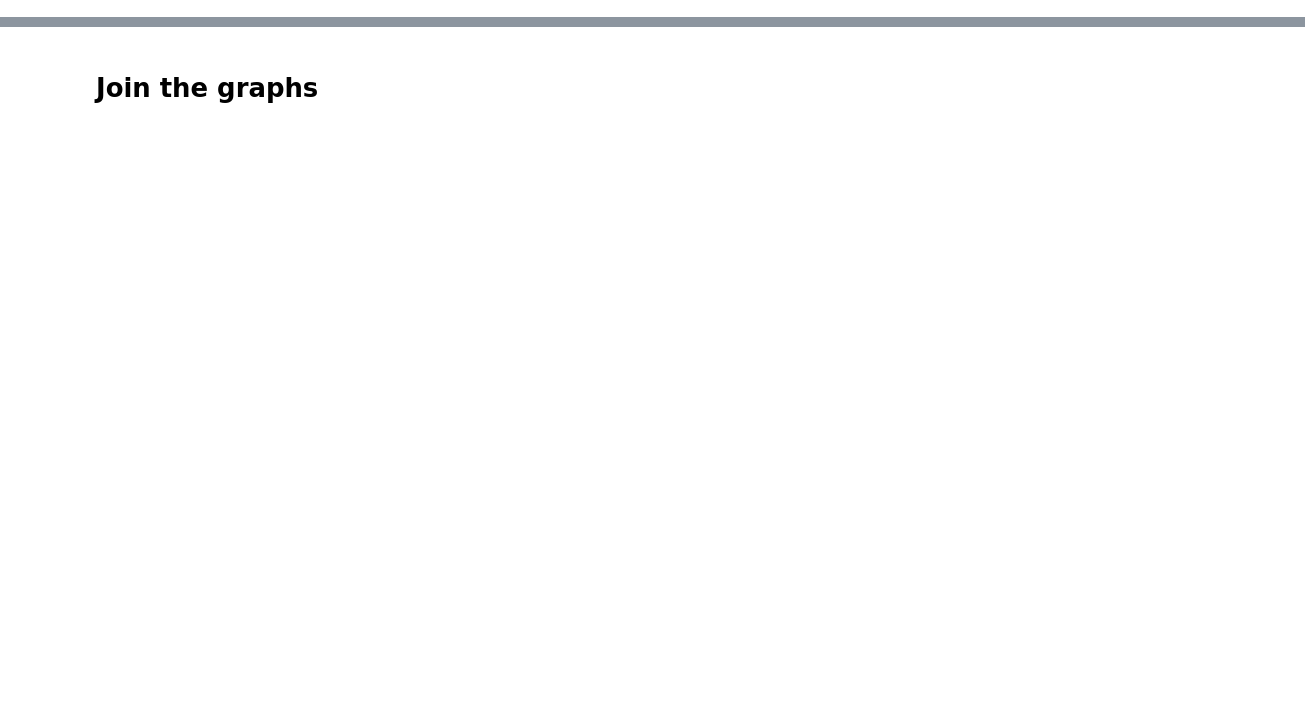
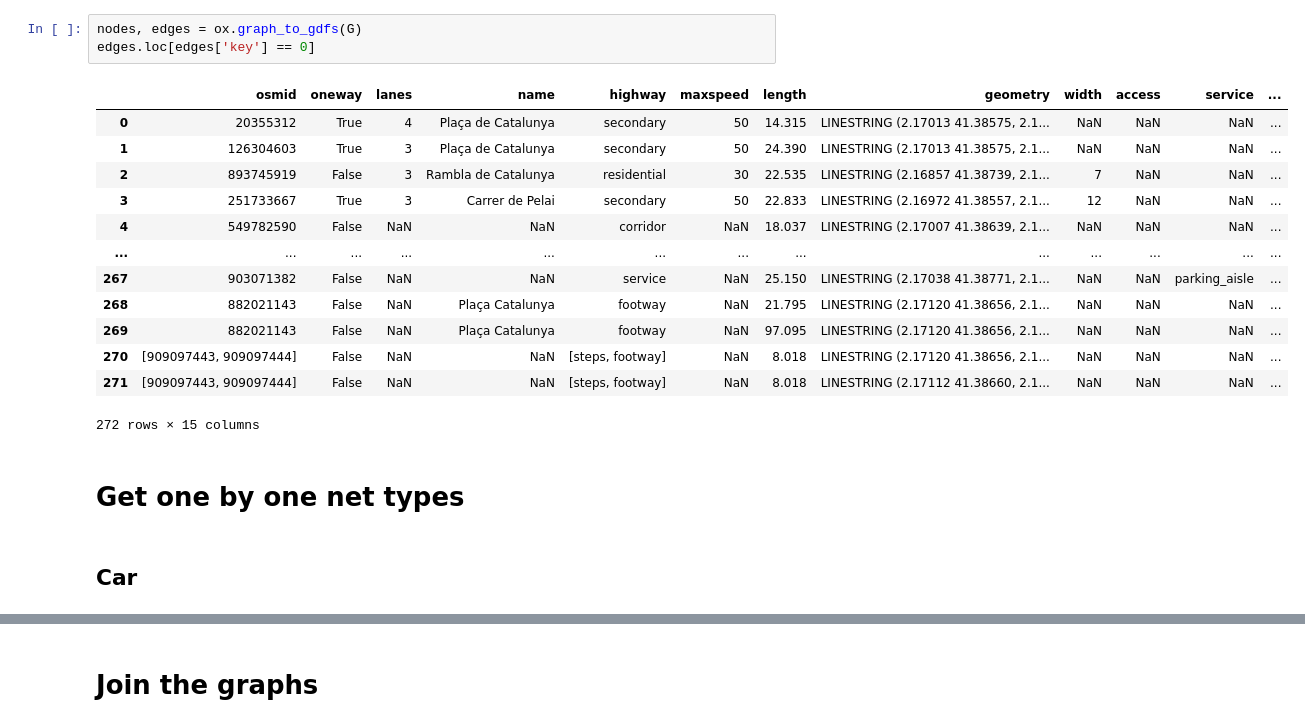
Before and after one commit to mrceresa/iper, a Jupyter notebook: examples/SAR-COV2/Mobility Jupyter Files/OSMnx/Join_graphs.ipynb, the cells around one changed output, grey strips where cells are left out. Drawn from its saved outputs; the diff is of its cells as text; blank space fills up the shorter version.

```diff
--- a/examples/SAR-COV2/Mobility Jupyter Files/OSMnx/Join_graphs.ipynb
+++ b/examples/SAR-COV2/Mobility Jupyter Files/OSMnx/Join_graphs.ipynb
@@ -16,0 +26,21 @@ print(len(G_drive.edges))
+# %%
+nodes, edges = ox.graph_to_gdfs(G)
+edges.loc[edges['key'] == 0]
+# %% [output]
+|  | osmid | oneway | lanes | name | highway | maxspeed | length | geometry | width | access | service | ... |
+| 0 | 20355312 | True | 4 | Plaça de Catalunya | secondary | 50 | 14.315 | LINESTRING (2.17013 41.38575, 2.1... | NaN | NaN | NaN | ... |
+| 1 | 126304603 | True | 3 | Plaça de Catalunya | secondary | 50 | 24.390 | LINESTRING (2.17013 41.38575, 2.1... | NaN | NaN | NaN | ... |
+| 2 | 893745919 | False | 3 | Rambla de Catalunya | residential | 30 | 22.535 | LINESTRING (2.16857 41.38739, 2.1... | 7 | NaN | NaN | ... |
+| 3 | 251733667 | True | 3 | Carrer de Pelai | secondary | 50 | 22.833 | LINESTRING (2.16972 41.38557, 2.1... | 12 | NaN | NaN | ... |
+| 4 | 549782590 | False | NaN | NaN | corridor | NaN | 18.037 | LINESTRING (2.17007 41.38639, 2.1... | NaN | NaN | NaN | ... |
+| ... | ... | ... | ... | ... | ... | ... | ... | ... | ... | ... | ... | ... |
+| 267 | 903071382 | False | NaN | NaN | service | NaN | 25.150 | LINESTRING (2.17038 41.38771, 2.1... | NaN | NaN | parking_aisle | ... |
+| 268 | 882021143 | False | NaN | Plaça Catalunya | footway | NaN | 21.795 | LINESTRING (2.17120 41.38656, 2.1... | NaN | NaN | NaN | ... |
+| 269 | 882021143 | False | NaN | Plaça Catalunya | footway | NaN | 97.095 | LINESTRING (2.17120 41.38656, 2.1... | NaN | NaN | NaN | ... |
+| 270 | [909097443, 909097444] | False | NaN | NaN | [steps, footway] | NaN | 8.018 | LINESTRING (2.17120 41.38656, 2.1... | NaN | NaN | NaN | ... |
+| 271 | [909097443, 909097444] | False | NaN | NaN | [steps, footway] | NaN | 8.018 | LINESTRING (2.17112 41.38660, 2.1... | NaN | NaN | NaN | ... |
+272 rows × 15 columns
+# %% [markdown]
+# Get one by one net types
+# %% [markdown]
+## Car
```
Also changed, not shown: parts of 51 cells of this notebook, 18 other files.
